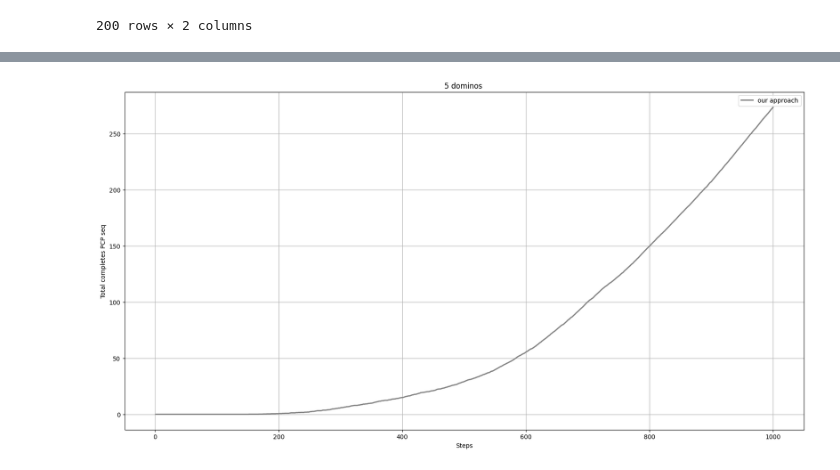
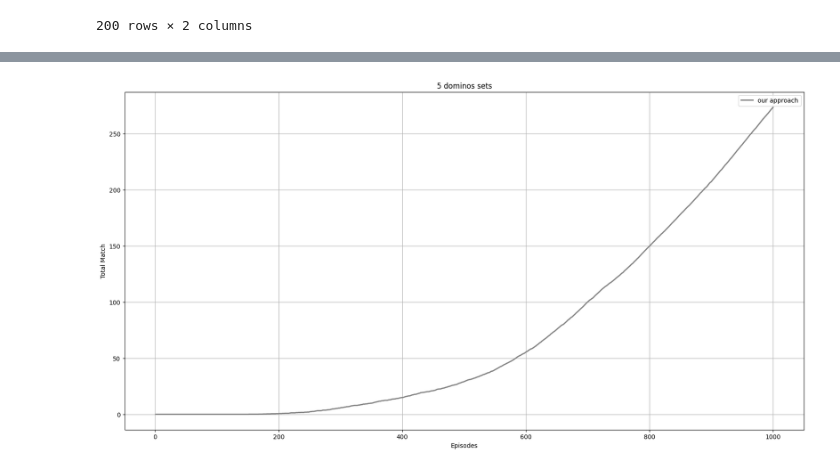
Before and after one commit to arshiarafiei/RL-HP, a Jupyter notebook: main.ipynb, the cells around one changed output, grey strips where cells are left out. Saved outputs shown, nothing was run; the diff lists cells and outputs as text; code cells hidden in the pictures.

```diff
--- a/main.ipynb
+++ b/main.ipynb
@@ -1214,34 +1214,34 @@ df8= pd.read_csv("data/domdqn_5/data_7.csv")
 df9= pd.read_csv("data/domdqn_5/data_8.csv")
 df10= pd.read_csv("data/domdqn_5/data_9.csv")
 
 df = (df1 + df2 + df3 + df4 + df5 + df6 + df7 + df8 + df9+ df10) / 10
 
 # df['avg'] = (df['Agent 0'] + df['Agent 1']) / 2
 
 # df['min'] = df[['Agent 0', 'Agent 1']].min(axis=1)
 # df['max'] = df[['Agent 0', 'Agent 1']].max(axis=1)
 
 # Add incremental steps for the x-axis
 df['steps'] = (df.index + 1) * 1
 
 
 
 # Plot
 plt.figure(figsize=(20, 10))
 plt.plot(df['steps'], df['tot_done'], label='our approach', color='gray', linewidth=2,  linestyle='-')
 
 
 # Fill between min and max only
 # plt.fill_between(df['steps'], df['max'], df['min'], color='gray', alpha=0.4, label='Range Min - Max Allocation')
 
 # Add labels, legend, and grid
-plt.xlabel('Steps')
-plt.ylabel('Total completes PCP seq')
-plt.title('5 dominos ')
+plt.xlabel('Episodes')
+plt.ylabel('Total Match')
+plt.title('5 dominos sets')
 plt.legend()
 plt.grid(True)
 
 # Show the plot
 plt.show()
 # %% [output]
-[figure, old version]
+[figure, new version]
```
Also changed, not shown: parts of 1 cell of this notebook, 11 other files.
